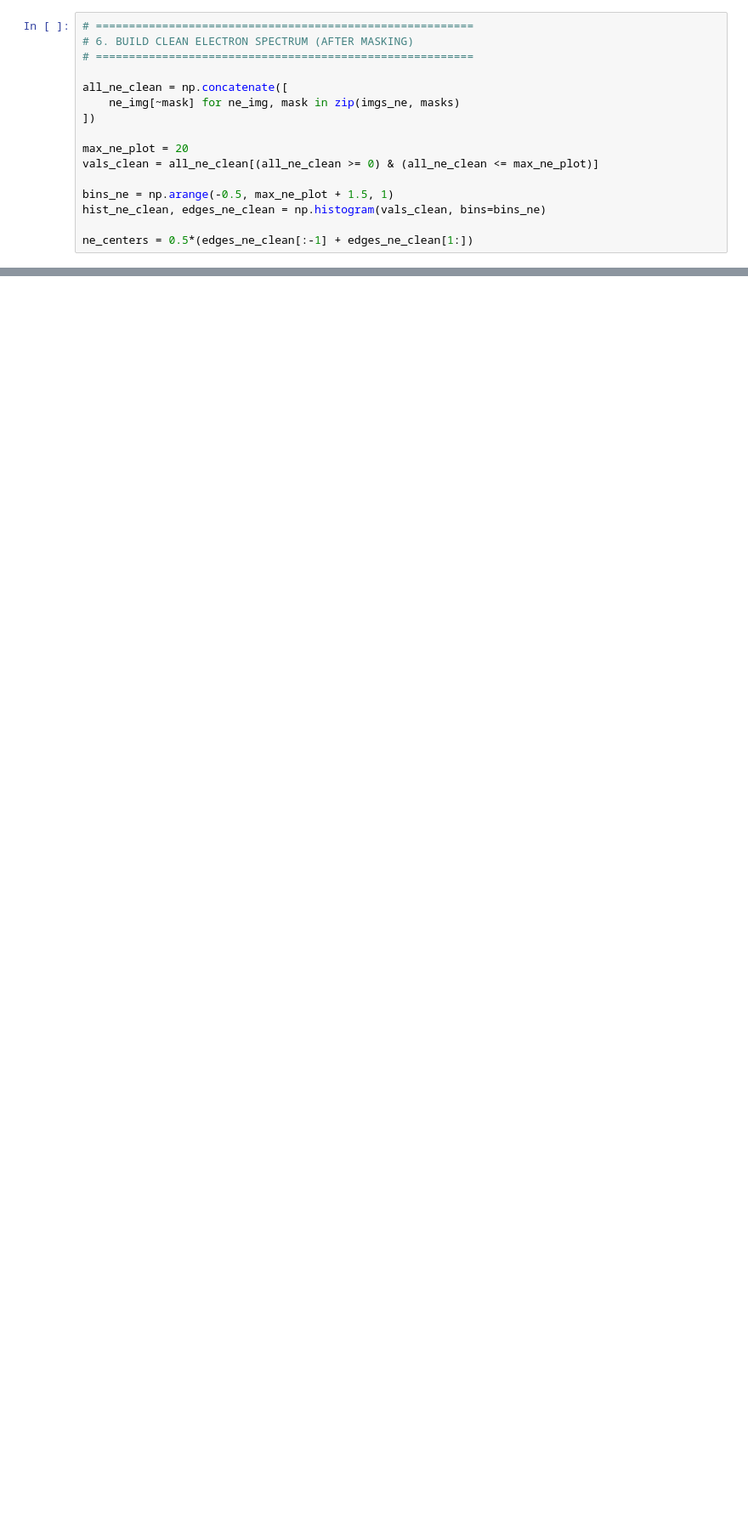
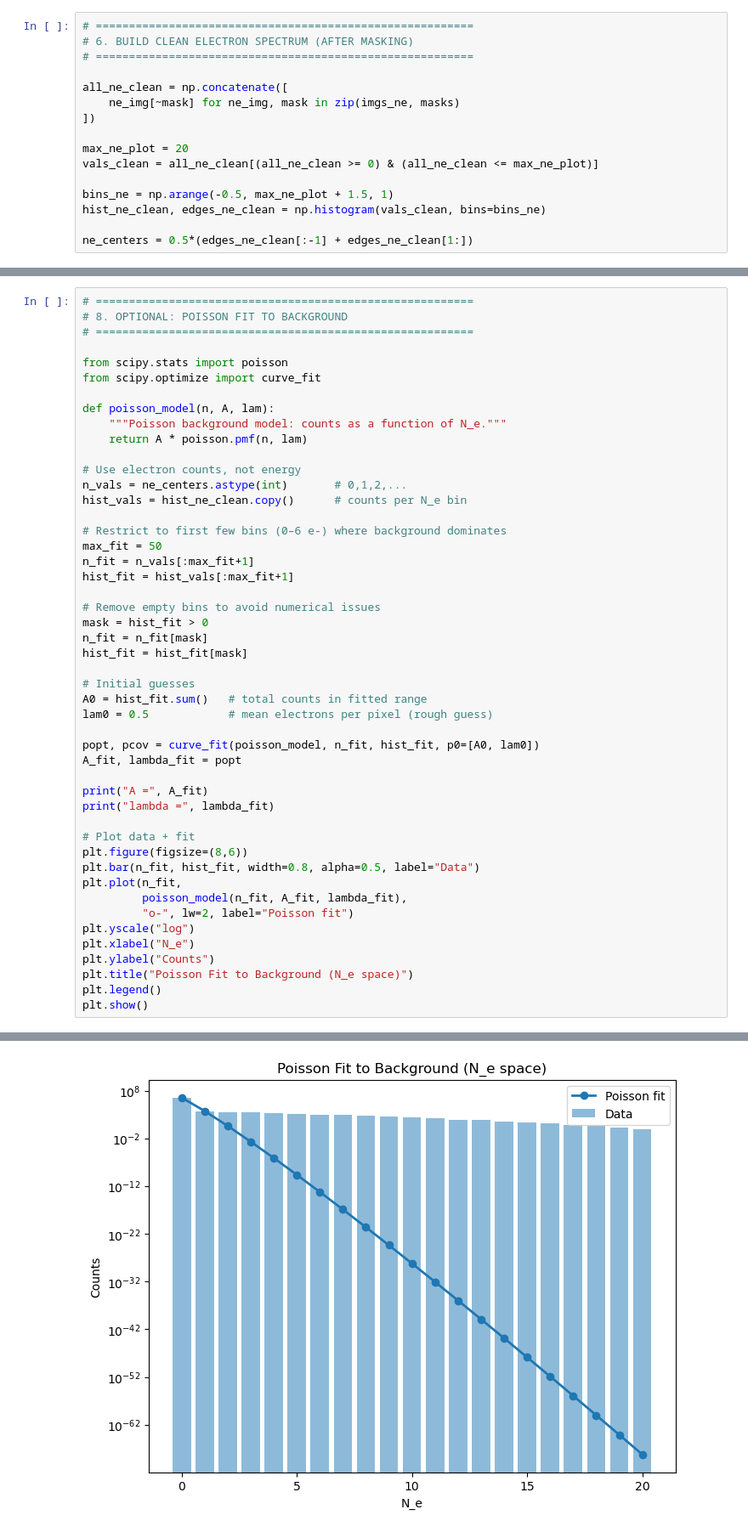
Before and after one commit to dowlingwong/GGI_CCDNR, a Jupyter notebook: CCD.ipynb, the cells around one changed output, grey strips where cells are left out. Shown at 85% size. Drawn from its saved outputs; the diff is of its cells as text; blank space fills up the shorter version.

```diff
--- a/CCD.ipynb
+++ b/CCD.ipynb
@@ -319,0 +320,49 @@ hist_ne_clean: [3688776    5573    3469    2544    1787    1341    1009     762
+# %%
+# =========================================================
+# 8. OPTIONAL: POISSON FIT TO BACKGROUND
+# =========================================================
+
+from scipy.stats import poisson
+from scipy.optimize import curve_fit
+
+def poisson_model(n, A, lam):
+    """Poisson background model: counts as a function of N_e."""
+    return A * poisson.pmf(n, lam)
+
+# Use electron counts, not energy
+n_vals = ne_centers.astype(int)       # 0,1,2,...
+hist_vals = hist_ne_clean.copy()      # counts per N_e bin
+
+# Restrict to first few bins (0–6 e-) where background dominates
+max_fit = 50
+n_fit = n_vals[:max_fit+1]
+hist_fit = hist_vals[:max_fit+1]
+
+# Remove empty bins to avoid numerical issues
+mask = hist_fit > 0
+n_fit = n_fit[mask]
+hist_fit = hist_fit[mask]
+
+# Initial guesses
+A0 = hist_fit.sum()   # total counts in fitted range
+lam0 = 0.5            # mean electrons per pixel (rough guess)
+
+popt, pcov = curve_fit(poisson_model, n_fit, hist_fit, p0=[A0, lam0])
+A_fit, lambda_fit = popt
+
+print("A =", A_fit)
+print("lambda =", lambda_fit)
+
+# Plot data + fit
+plt.figure(figsize=(8,6))
+plt.bar(n_fit, hist_fit, width=0.8, alpha=0.5, label="Data")
+plt.plot(n_fit,
+         poisson_model(n_fit, A_fit, lambda_fit),
+         "o-", lw=2, label="Poisson fit")
+plt.yscale("log")
+plt.xlabel("N_e")
+plt.ylabel("Counts")
+plt.title("Poisson Fit to Background (N_e space)")
+plt.legend()
+plt.show()
+# %% [output]
@@ -319,0 +371 @@ hist_ne_clean: [3688776    5573    3469    2544    1787    1341    1009     762
+[figure, added]
```
Also changed, not shown: parts of 10 cells of this notebook.
